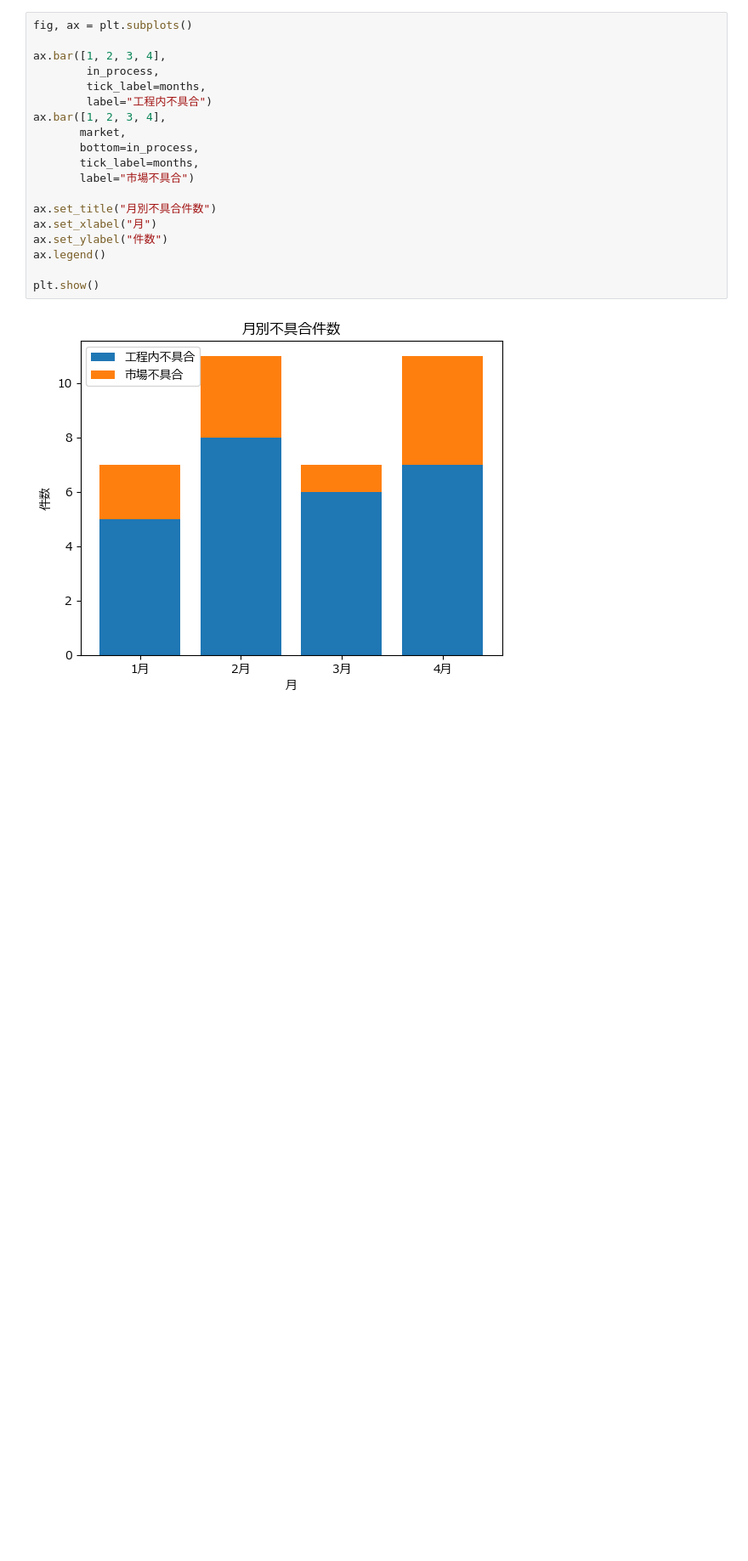
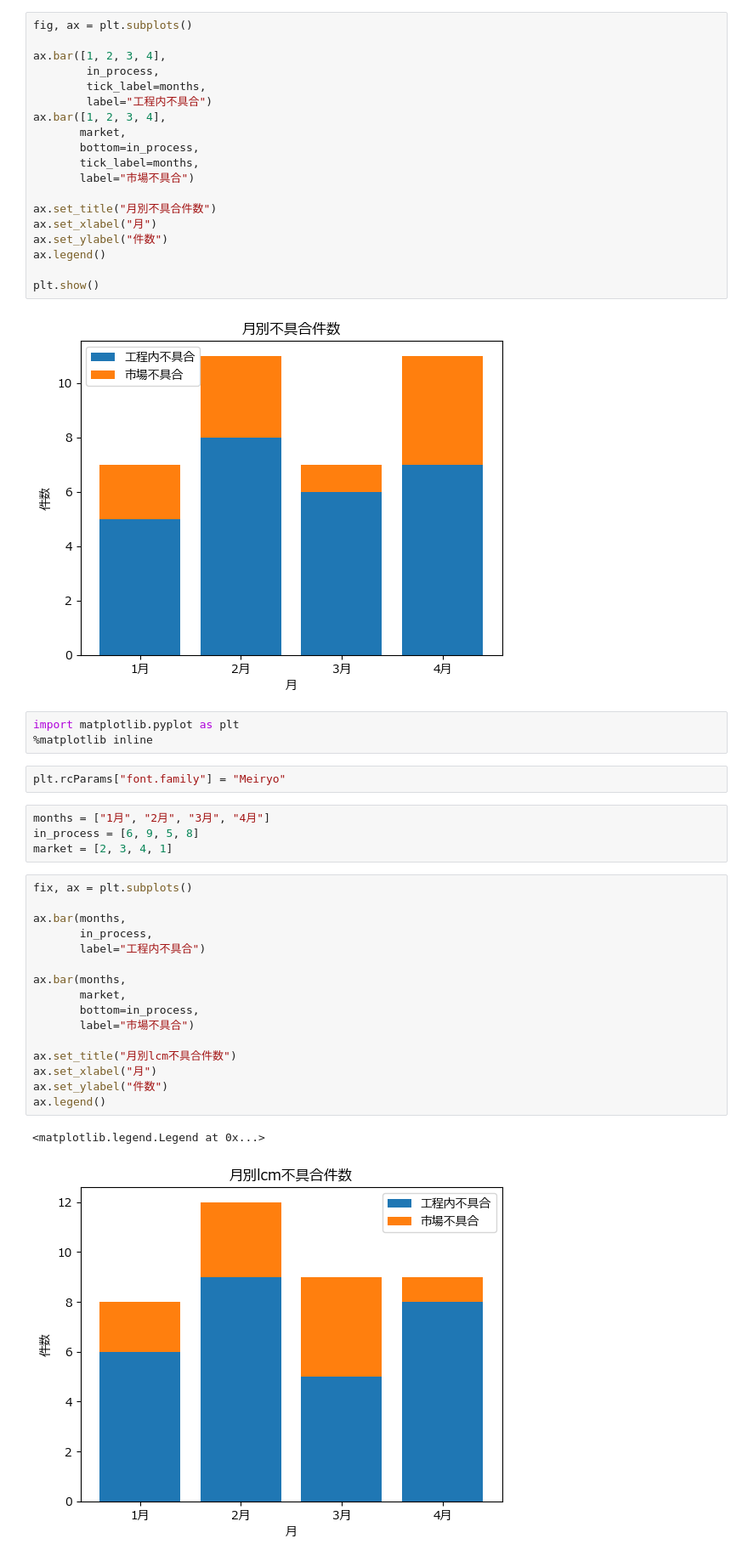
Before and after one commit to kjfarm1225/pyq_practice, a Jupyter notebook: 140_3_pie_bar_chart/140-3_pie_bar_chart.ipynb, the cells around one changed output. Shown at 85% size. Saved outputs shown, nothing was run; the diff lists cells and outputs as text; blank space fills up the shorter version.

```diff
--- a/140_3_pie_bar_chart/140-3_pie_bar_chart.ipynb
+++ b/140_3_pie_bar_chart/140-3_pie_bar_chart.ipynb
@@ -348,3 +348,31 @@ ax.legend()
 plt.show()
 # %% [output]
 [figure]
+# %%
+import matplotlib.pyplot as plt
+%matplotlib inline
+# %%
+plt.rcParams["font.family"] = "Meiryo"
+# %%
+months = ["1月", "2月", "3月", "4月"]
+in_process = [6, 9, 5, 8]
+market = [2, 3, 4, 1]
+# %%
+fix, ax = plt.subplots()
+
+ax.bar(months,
+       in_process,
+       label="工程内不具合")
+
+ax.bar(months,
+       market,
+       bottom=in_process,
+       label="市場不具合")
+
+ax.set_title("月別lcm不具合件数")
+ax.set_xlabel("月")
+ax.set_ylabel("件数")
+ax.legend()
+# %% [output]
+<matplotlib.legend.Legend at 0x...>
+[figure, added]
```
Also changed, not shown: parts of 8 cells of this notebook.
